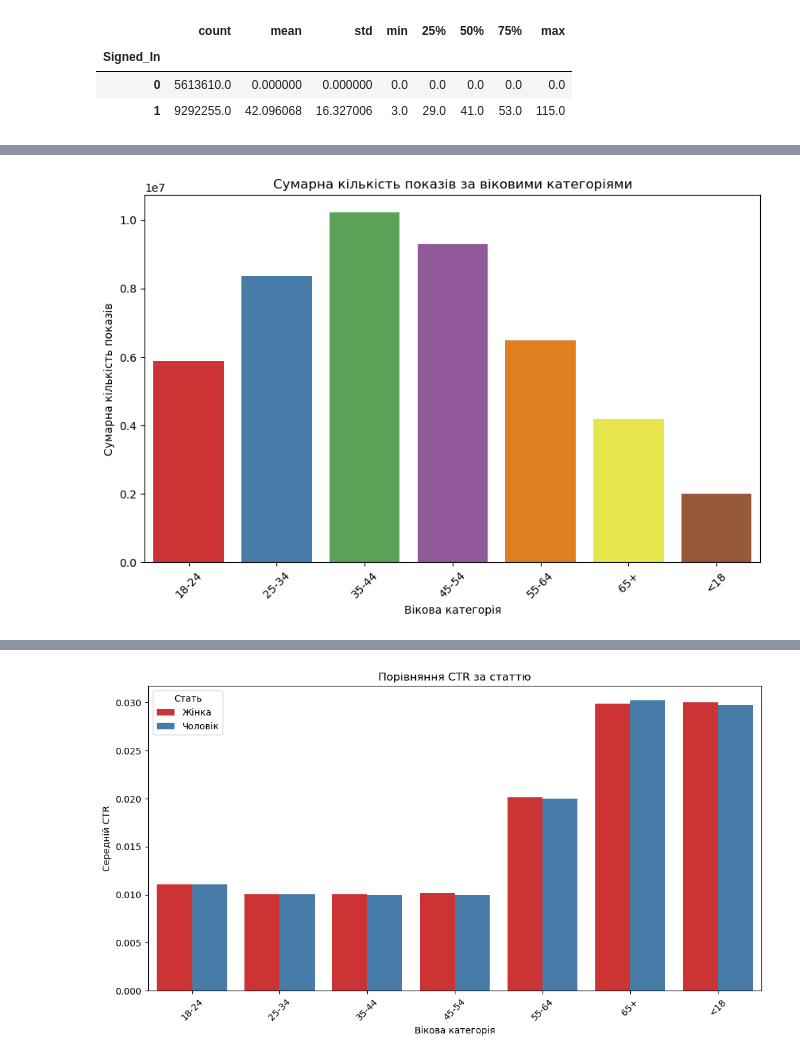
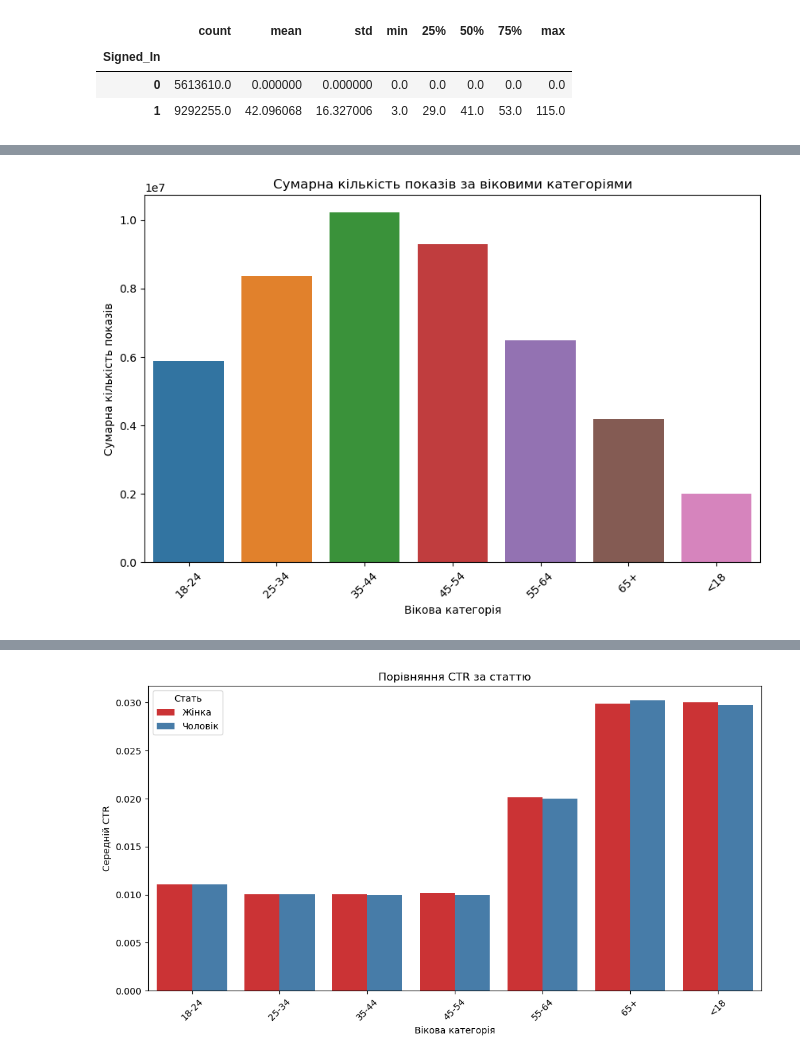
Before and after one commit to andrewshemchuk/DataScience, a Jupyter notebook: Lab1/dds_datasets/Lab1.ipynb, the cells around one changed output, grey strips where cells are left out. Cells and saved outputs as stored; diff of their text form; code cells hidden in the pictures.

```diff
--- a/Lab1/dds_datasets/Lab1.ipynb
+++ b/Lab1/dds_datasets/Lab1.ipynb
@@ -75,14 +117,3 @@ df.groupby('Signed_In')['Age'].describe()
 # %%
 df_copy = df.copy(deep = True)
-df_copy = df_copy[df_copy['Age'] > 0]
-
-df_copy['CTR'] = df_copy['Clicks'] / df_copy['Impressions']
-age_grouped = df_copy.groupby('age_category')['CTR'].mean().reset_index()
-
-plt.figure(figsize=(10, 6))
-sns.barplot(x='age_category', y='CTR', data=age_grouped, palette='Set2')
-plt.title('CTR за віковими категоріями')
-plt.xlabel('Вікова категорія')
-plt.ylabel('CTR')
-plt.xticks(rotation=45)
-plt.show()
+df_copy = df_copy[(df_copy['Age'] > 0) & (df_copy['Signed_In'] == 1)]
@@ -98,14 +120,12 @@ plt.show()
 # %%
 age_grouped = df_copy.groupby('age_category')['Impressions'].sum().reset_index()
 
-age_grouped = age_grouped.sort_values(by='age_category', key=lambda x: x.str.lower() == 'under 18')
-
 plt.figure(figsize=(10, 6))
-sns.barplot(x='age_category', y='Impressions', data=age_grouped, palette='Set1')
+sns.barplot(x='age_category', y='Impressions', data=age_grouped)
 plt.title('Сумарна кількість показів за віковими категоріями')
 plt.xlabel('Вікова категорія')
 plt.ylabel('Сумарна кількість показів')
 plt.xticks(rotation=45)
 plt.show()
 # %% [output]
-[figure, old version]
+[figure, new version]
```
Also changed, not shown: parts of 14 cells of this notebook.
